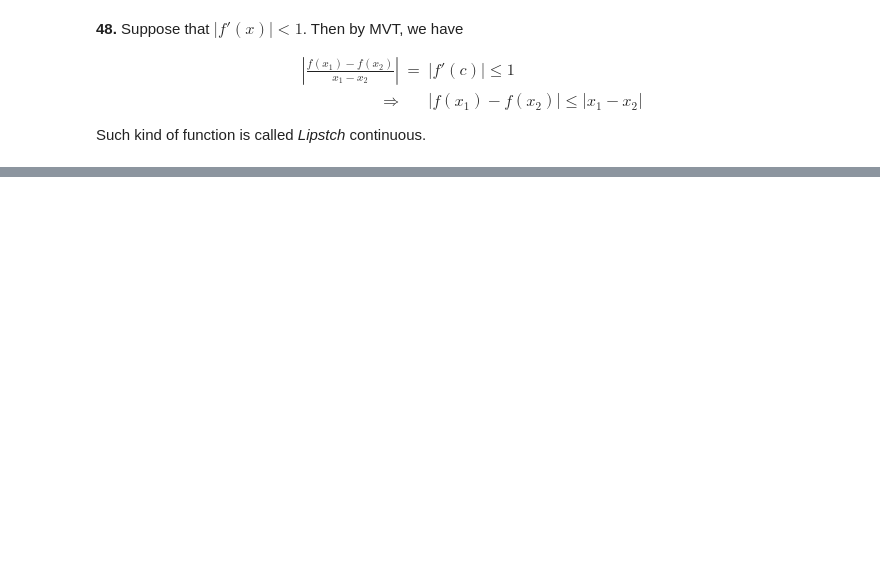
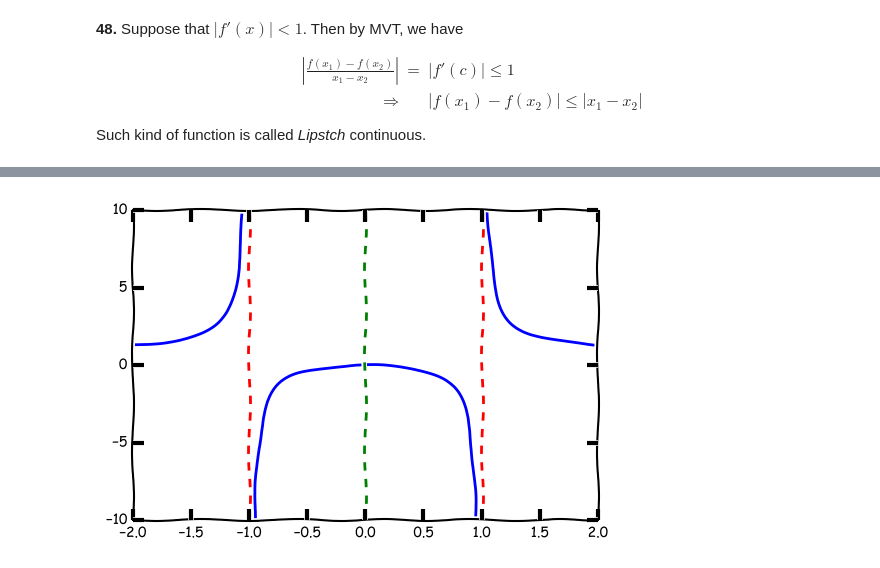
Before and after one commit to YJenAngela/2016-1, a Jupyter notebook: calculus/2 Applications of differentiation.ipynb, the cells around one changed output, grey strips where cells are left out. Saved outputs shown, nothing was run; the diff lists cells and outputs as text; code cells hidden in the pictures; blank space fills up the shorter version.

```diff
--- a/calculus/2 Applications of differentiation.ipynb
+++ b/calculus/2 Applications of differentiation.ipynb
@@ -1674,0 +1785,19 @@ Such kind of function is called *Lipstch* continuous.
+# %%
+with plt.xkcd():
+   e=1e-6
+   x1 = np.linspace(-2,-1-e,100)
+   f1 = 1+1/(x1**2-1)
+   plt.plot(x1,f1,'b-')
+
+   x2 = np.linspace(-1+e,1-e,100)
+   f2 = 1+1/(x2**2-1)
+   plt.plot(x2,f2,'b-')
+   x3 = np.linspace(1+e,2,100)
+   f3 = 1+1/(x3**2-1)
+   plt.plot(x3,f3,'b-')
+   plt.plot([0,0],[-10,20],'g--')
+   plt.plot([-1,-1],[-10,20],'r--')
+   plt.plot([1,1],[-10,20],'r--')
+   plt.ylim(-10,10)
+# %% [output]
+[figure, added]
```
Also changed, not shown: parts of 38 cells of this notebook.
